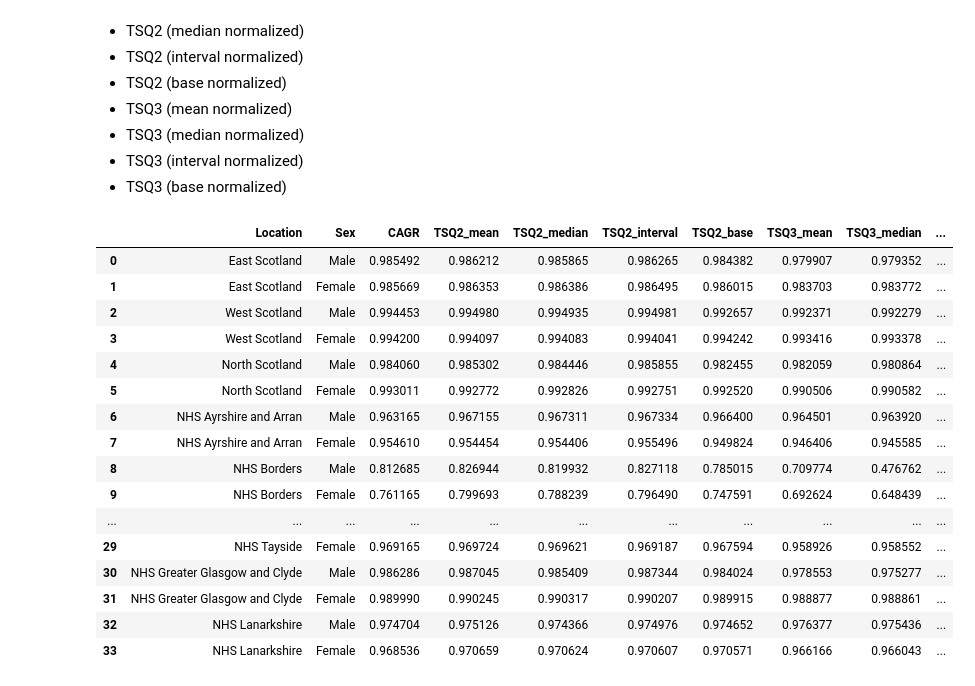
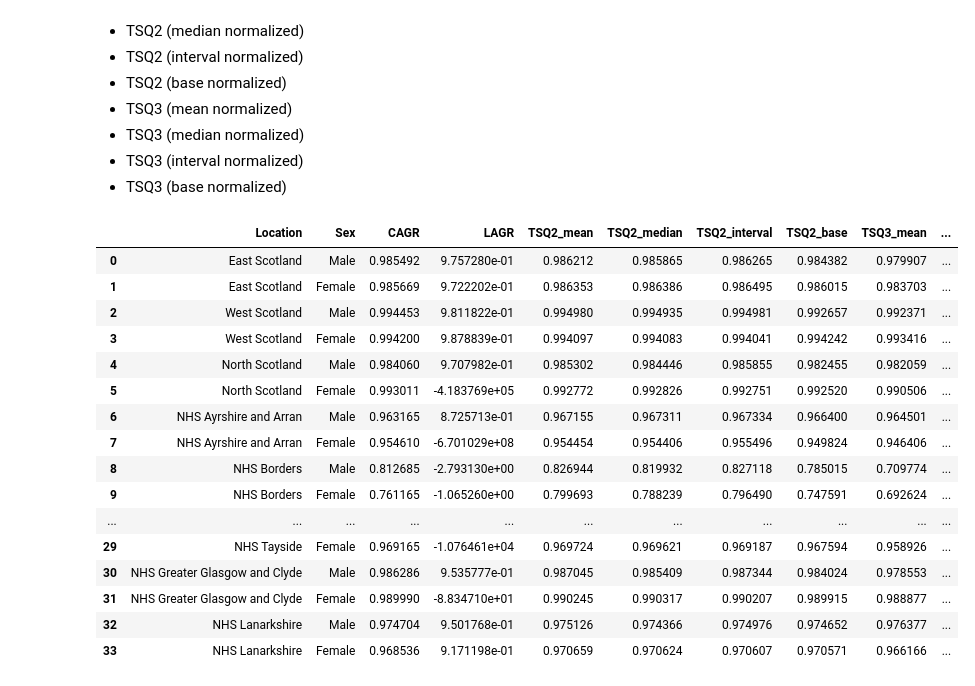
Before and after one commit to ASudu/Scotland_BOD, a Jupyter notebook: regression.ipynb, the cells around one changed output. Cells and saved outputs as stored; diff of their text form; code cells hidden in the pictures.

Commit message:
compared prediction performance

```diff
--- a/regression.ipynb
+++ b/regression.ipynb
@@ -81,9 +89,17 @@ We calculate the following metrics for the years `2014-2018` and then use that t
+# %%
+def get_lagr(row, loc, start_yr, end_yr):
+    return ((row[f"{loc}_{end_yr}"] - row[f"{loc}_{start_yr}"]) / (1e-4 + row[f"{loc}_{start_yr}"])) * 100
 # %%
 for loc, df_dict in dfs.items():
     for sex, df in df_dict.items():
         # Calculate CAGR for 2014-2018 and predict 2019 value using CAGR
         df[f"{loc}_CAGR_2014_2018"] = df.apply(lambda row: get_cagr(row, loc, 2014, 2018), axis=1)
         df[f"{loc}_2019_pred_CAGR"] = df.apply(lambda row: (1 + (row[f"{loc}_CAGR_2014_2018"]/100))*row[f"{loc}_2018"], axis=1)
+
+        # Calculate LAGR (just 2017-18) and predict 2019 value using LAGR
+        df[f"{loc}_LAGR_2017_2018"] = df.apply(lambda row: get_lagr(row, loc, 2017, 2018), axis=1)
+        df[f"{loc}_2019_pred_LAGR"] = df.apply(lambda row: (1 + (row[f"{loc}_LAGR_2017_2018"]/100))*row[f"{loc}_2018"], axis=1)
+
 
         # Get TSQ values for q=2 using different normalization modes and predict 2019 value using TSQ values
         for norm_mode in ["mean", "median", "interval", "base"]:
@@ -105,33 +113,34 @@ def get_accuracy(preds, actuals):
 # %%
 # Get accuracy for each gender and location for each method and normalization mode
 accuracy_data = []
 for loc, df_dict in dfs.items():
     for sex, df in df_dict.items():
         accuracy_row = {"Location": loc, "Sex": sex}
         accuracy_row["CAGR"] = get_accuracy(df[f"{loc}_2019_pred_CAGR"], df[f"{loc}_2019"])
+        accuracy_row["LAGR"] = get_accuracy(df[f"{loc}_2019_pred_LAGR"], df[f"{loc}_2019"])
         for norm_mode in ["mean", "median", "interval", "base"]:
             accuracy_row[f"TSQ2_{norm_mode}"] = get_accuracy(df[f"{loc}_2019_pred_tsq2_{norm_mode}"], df[f"{loc}_2019"])
         for norm_mode in ["mean", "median", "interval", "base"]:
             accuracy_row[f"TSQ3_{norm_mode}"] = get_accuracy(df[f"{loc}_2019_pred_tsq3_{norm_mode}"], df[f"{loc}_2019"])
         accuracy_data.append(accuracy_row)
 
 accuracy_df = pd.DataFrame(accuracy_data)
 accuracy_df
 # %% [output]
-|  | Location | Sex | CAGR | TSQ2_mean | TSQ2_median | TSQ2_interval | TSQ2_base | TSQ3_mean | TSQ3_median | ... |
-| 0 | East Scotland | Male | 0.985492 | 0.986212 | 0.985865 | 0.986265 | 0.984382 | 0.979907 | 0.979352 | ... |
-| 1 | East Scotland | Female | 0.985669 | 0.986353 | 0.986386 | 0.986495 | 0.986015 | 0.983703 | 0.983772 | ... |
-| 2 | West Scotland | Male | 0.994453 | 0.994980 | 0.994935 | 0.994981 | 0.992657 | 0.992371 | 0.992279 | ... |
-| 3 | West Scotland | Female | 0.994200 | 0.994097 | 0.994083 | 0.994041 | 0.994242 | 0.993416 | 0.993378 | ... |
-| 4 | North Scotland | Male | 0.984060 | 0.985302 | 0.984446 | 0.985855 | 0.982455 | 0.982059 | 0.980864 | ... |
-| 5 | North Scotland | Female | 0.993011 | 0.992772 | 0.992826 | 0.992751 | 0.992520 | 0.990506 | 0.990582 | ... |
-| 6 | NHS Ayrshire and Arran | Male | 0.963165 | 0.967155 | 0.967311 | 0.967334 | 0.966400 | 0.964501 | 0.963920 | ... |
-| 7 | NHS Ayrshire and Arran | Female | 0.954610 | 0.954454 | 0.954406 | 0.955496 | 0.949824 | 0.946406 | 0.945585 | ... |
-| 8 | NHS Borders | Male | 0.812685 | 0.826944 | 0.819932 | 0.827118 | 0.785015 | 0.709774 | 0.476762 | ... |
-| 9 | NHS Borders | Female | 0.761165 | 0.799693 | 0.788239 | 0.796490 | 0.747591 | 0.692624 | 0.648439 | ... |
+|  | Location | Sex | CAGR | LAGR | TSQ2_mean | TSQ2_median | TSQ2_interval | TSQ2_base | TSQ3_mean | ... |
+| 0 | East Scotland | Male | 0.985492 | 9.757280e-01 | 0.986212 | 0.985865 | 0.986265 | 0.984382 | 0.979907 | ... |
+| 1 | East Scotland | Female | 0.985669 | 9.722202e-01 | 0.986353 | 0.986386 | 0.986495 | 0.986015 | 0.983703 | ... |
+| 2 | West Scotland | Male | 0.994453 | 9.811822e-01 | 0.994980 | 0.994935 | 0.994981 | 0.992657 | 0.992371 | ... |
+| 3 | West Scotland | Female | 0.994200 | 9.878839e-01 | 0.994097 | 0.994083 | 0.994041 | 0.994242 | 0.993416 | ... |
+| 4 | North Scotland | Male | 0.984060 | 9.707982e-01 | 0.985302 | 0.984446 | 0.985855 | 0.982455 | 0.982059 | ... |
+| 5 | North Scotland | Female | 0.993011 | -4.183769e+05 | 0.992772 | 0.992826 | 0.992751 | 0.992520 | 0.990506 | ... |
+| 6 | NHS Ayrshire and Arran | Male | 0.963165 | 8.725713e-01 | 0.967155 | 0.967311 | 0.967334 | 0.966400 | 0.964501 | ... |
+| 7 | NHS Ayrshire and Arran | Female | 0.954610 | -6.701029e+08 | 0.954454 | 0.954406 | 0.955496 | 0.949824 | 0.946406 | ... |
+| 8 | NHS Borders | Male | 0.812685 | -2.793130e+00 | 0.826944 | 0.819932 | 0.827118 | 0.785015 | 0.709774 | ... |
+| 9 | NHS Borders | Female | 0.761165 | -1.065260e+00 | 0.799693 | 0.788239 | 0.796490 | 0.747591 | 0.692624 | ... |
 | ... | ... | ... | ... | ... | ... | ... | ... | ... | ... | ... |
-| 29 | NHS Tayside | Female | 0.969165 | 0.969724 | 0.969621 | 0.969187 | 0.967594 | 0.958926 | 0.958552 | ... |
-| 30 | NHS Greater Glasgow and Clyde | Male | 0.986286 | 0.987045 | 0.985409 | 0.987344 | 0.984024 | 0.978553 | 0.975277 | ... |
-| 31 | NHS Greater Glasgow and Clyde | Female | 0.989990 | 0.990245 | 0.990317 | 0.990207 | 0.989915 | 0.988877 | 0.988861 | ... |
-| 32 | NHS Lanarkshire | Male | 0.974704 | 0.975126 | 0.974366 | 0.974976 | 0.974652 | 0.976377 | 0.975436 | ... |
-| 33 | NHS Lanarkshire | Female | 0.968536 | 0.970659 | 0.970624 | 0.970607 | 0.970571 | 0.966166 | 0.966043 | ... |
+| 29 | NHS Tayside | Female | 0.969165 | -1.076461e+04 | 0.969724 | 0.969621 | 0.969187 | 0.967594 | 0.958926 | ... |
+| 30 | NHS Greater Glasgow and Clyde | Male | 0.986286 | 9.535777e-01 | 0.987045 | 0.985409 | 0.987344 | 0.984024 | 0.978553 | ... |
+| 31 | NHS Greater Glasgow and Clyde | Female | 0.989990 | -8.834710e+01 | 0.990245 | 0.990317 | 0.990207 | 0.989915 | 0.988877 | ... |
+| 32 | NHS Lanarkshire | Male | 0.974704 | 9.501768e-01 | 0.975126 | 0.974366 | 0.974976 | 0.974652 | 0.976377 | ... |
+| 33 | NHS Lanarkshire | Female | 0.968536 | 9.171198e-01 | 0.970659 | 0.970624 | 0.970607 | 0.970571 | 0.966166 | ... |
```
Also changed, not shown: parts of 5 cells of this notebook.
